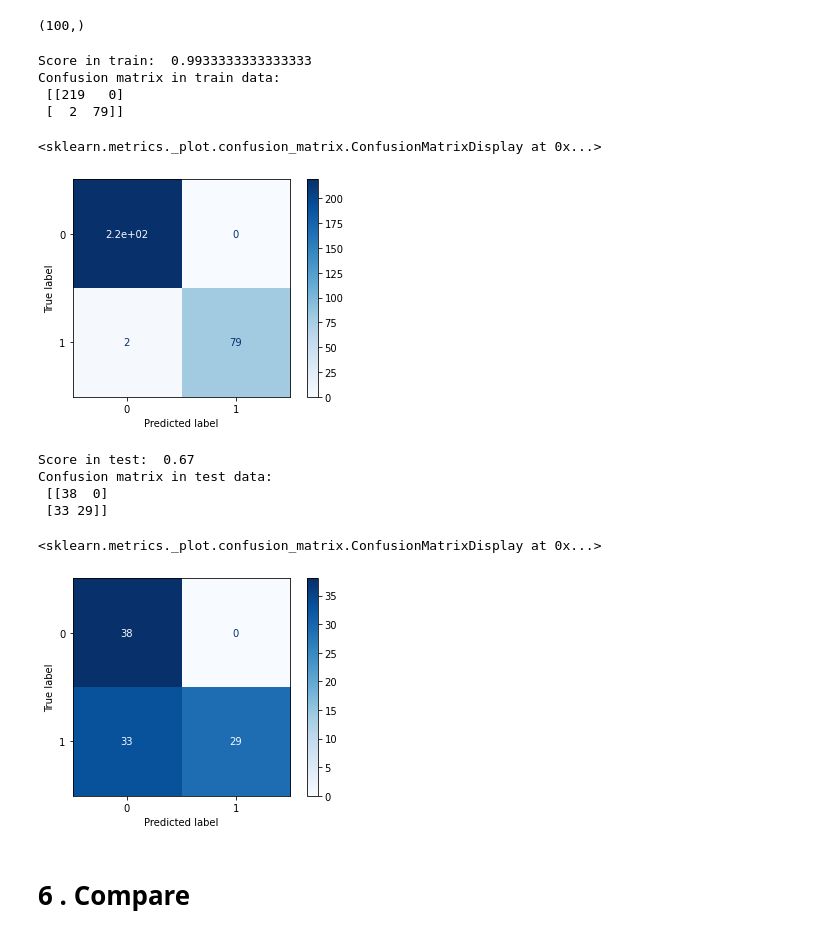
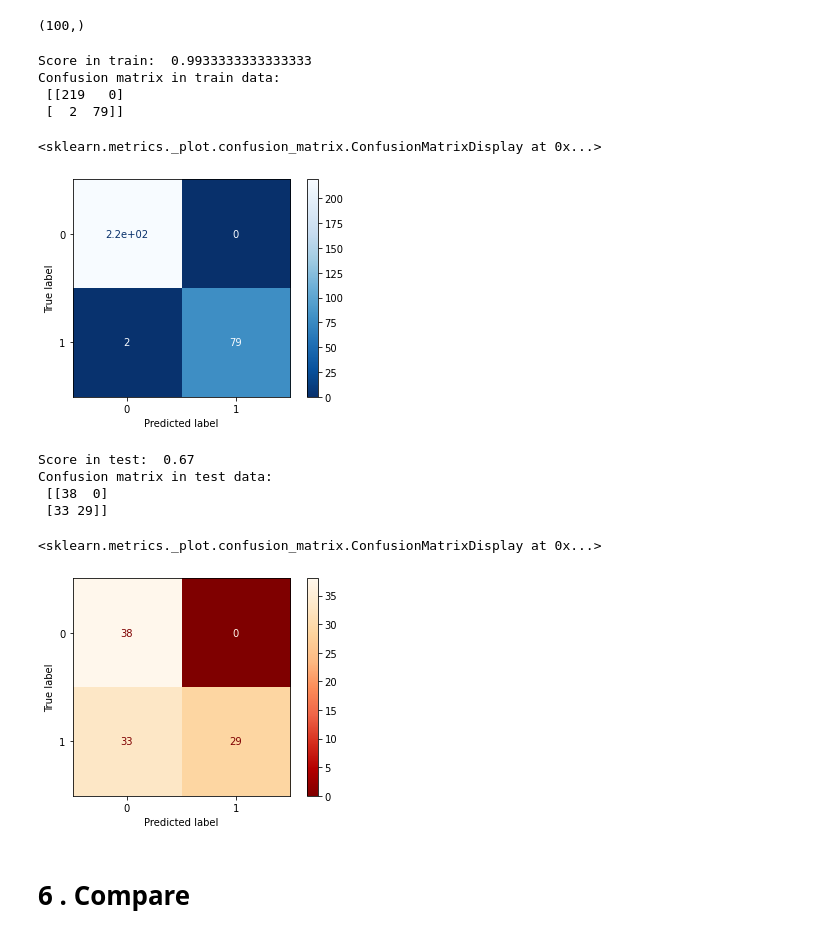
Before and after one commit to trongthuan205/DS102.K21, a Jupyter notebook: 07_DecisionTree_Social_Network_Ads.ipynb, the cells around one changed output. Drawn from its saved outputs; the diff is of its cells as text; code cells hidden in the pictures.

```diff
--- a/07_DecisionTree_Social_Network_Ads.ipynb
+++ b/07_DecisionTree_Social_Network_Ads.ipynb
@@ -117,26 +123,26 @@ y_pred_test.shape
 cm_train = confusion_matrix(y_train, y_pred_train)
 print('Score in train: ', model.score(X_train, y_train))
 print('Confusion matrix in train data: \n', cm_train)
-plot_confusion_matrix(model, X_train, y_train, cmap=plt.cm.Blues)
+plot_confusion_matrix(model, X_train, y_train, cmap = 'Blues_r')
 # %% [output]
 Score in train:  0.9933333333333333
 Confusion matrix in train data:
  [[219   0]
  [  2  79]]
 <sklearn.metrics._plot.confusion_matrix.ConfusionMatrixDisplay at 0x...>
-[figure, old version]
+[figure, new version]
 # %%
 cm_test = confusion_matrix(y_test, y_pred_test)
 print('Score in test: ', model.score(X_test, y_test))
 print('Confusion matrix in test data: \n', cm_test)
-plot_confusion_matrix(model, X_test, y_test, cmap=plt.cm.Blues)
+plot_confusion_matrix(model, X_test, y_test, cmap = 'OrRd_r')
 # %% [output]
 Score in test:  0.67
 Confusion matrix in test data:
  [[38  0]
  [33 29]]
 <sklearn.metrics._plot.confusion_matrix.ConfusionMatrixDisplay at 0x...>
-[figure, old version]
+[figure, new version]
 # %% [markdown]
 # 6 . Compare
 # %%
```
Also changed, not shown: parts of 2 cells of this notebook.
